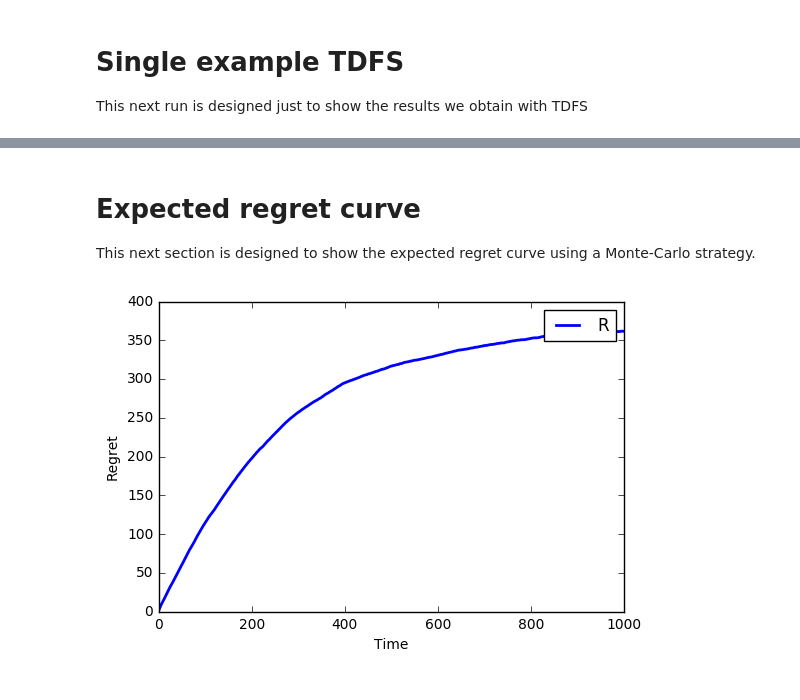
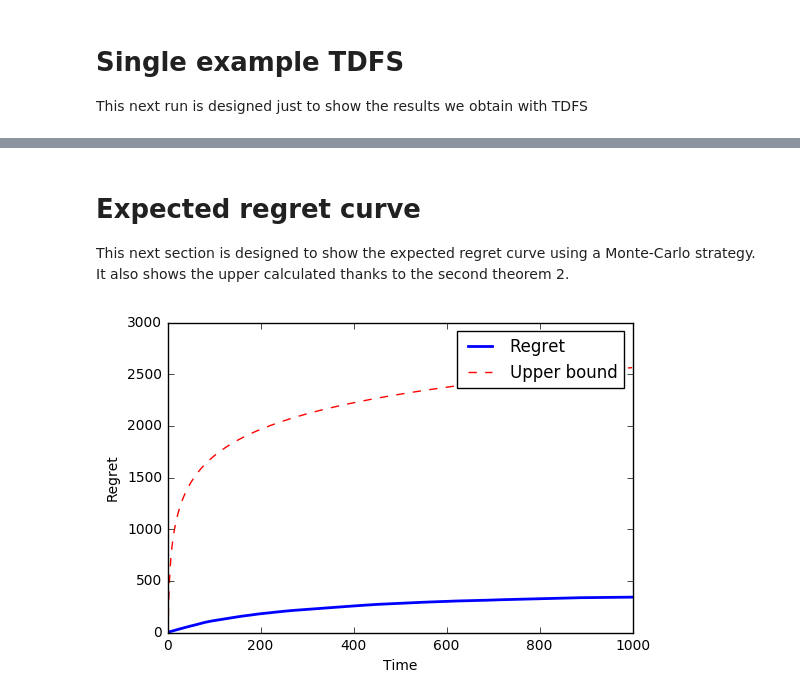
Before and after one commit to zaccharieramzi/rl-project, a Jupyter notebook: benchmark.ipynb, the cells around one changed output, grey strips where cells are left out. Saved outputs shown, nothing was run; the diff lists cells and outputs as text; code cells hidden in the pictures.

Commit message:
added upper bound to plot

```diff
--- a/benchmark.ipynb
+++ b/benchmark.ipynb
@@ -20,6 +21,6 @@ dummy_r = tdfs_routine(n_users, n_arms, t_horizon, arm_means, alg='ucb', plot=Tr
 # %% [markdown]
 # Expected regret curve
-This next section is designed to show the expected regret curve using a Monte-Carlo strategy.
+This next section is designed to show the expected regret curve using a Monte-Carlo strategy. It also shows the upper calculated thanks to the second theorem 2.
 # %%
 # MONTE-CARLO PARAMETERS
 mc_horizon = 50
@@ -27,14 +28,19 @@ rewards = np.zeros((mc_horizon, t_horizon))
 # %%
 for t in range(mc_horizon):
     rewards[t, :] = tdfs_routine(n_users, n_arms, t_horizon, arm_means)[:, 0]
+# %%
+c = log_upper_bound(n_users, arm_means)
+upper_bound = [c * math.log(t) for t in range(1, t_horizon)]
+upper_bound = [0] + upper_bound
 # %%
 expected_rewards = np.mean(rewards, axis=0)
 best_arms = np.sort(np.array(arm_means))[-n_users:]
 expected_regret = np.cumsum(best_arms.sum() - expected_rewards)
-plt.plot(range(t_horizon), expected_regret, linewidth=2)
+plt.plot(expected_regret, linewidth=2, label="Regret")
+plt.plot(upper_bound, "r--", label="Upper bound")
 plt.ylabel("Regret")
 plt.xlabel("Time")
-plt.legend("Regret function of time for TDFS using UCB")
+plt.legend()
 plt.show()
 # %% [output]
-[figure, old version]
+[figure, new version]
```
Also changed, not shown: parts of 2 cells of this notebook.
